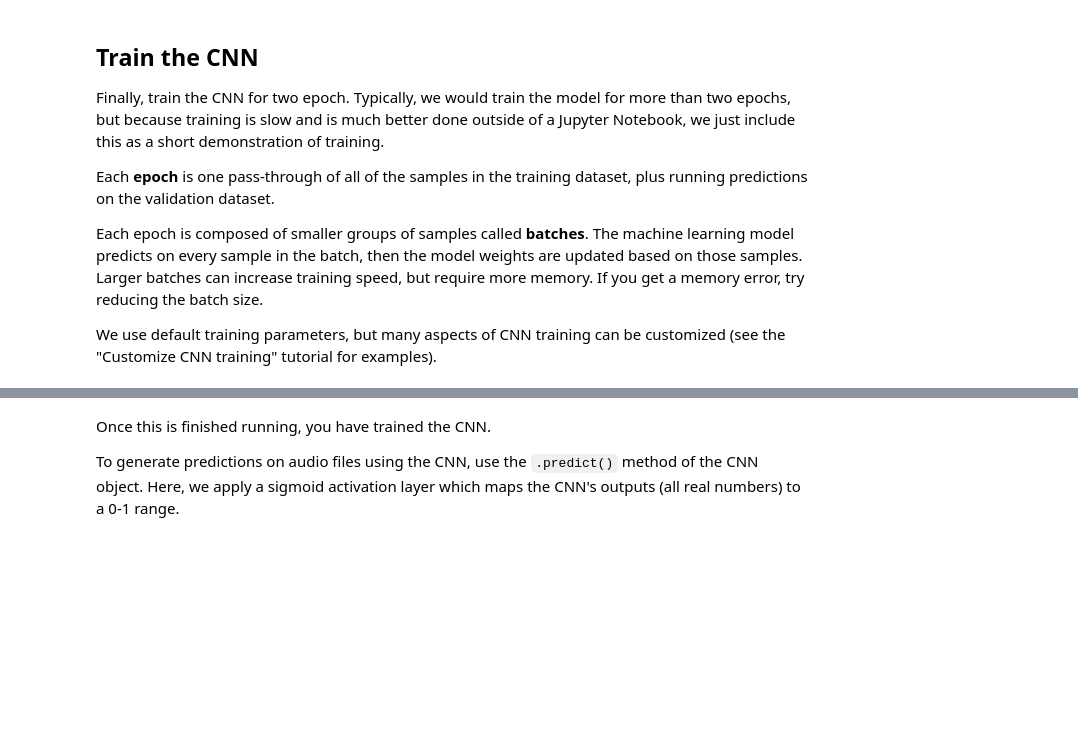
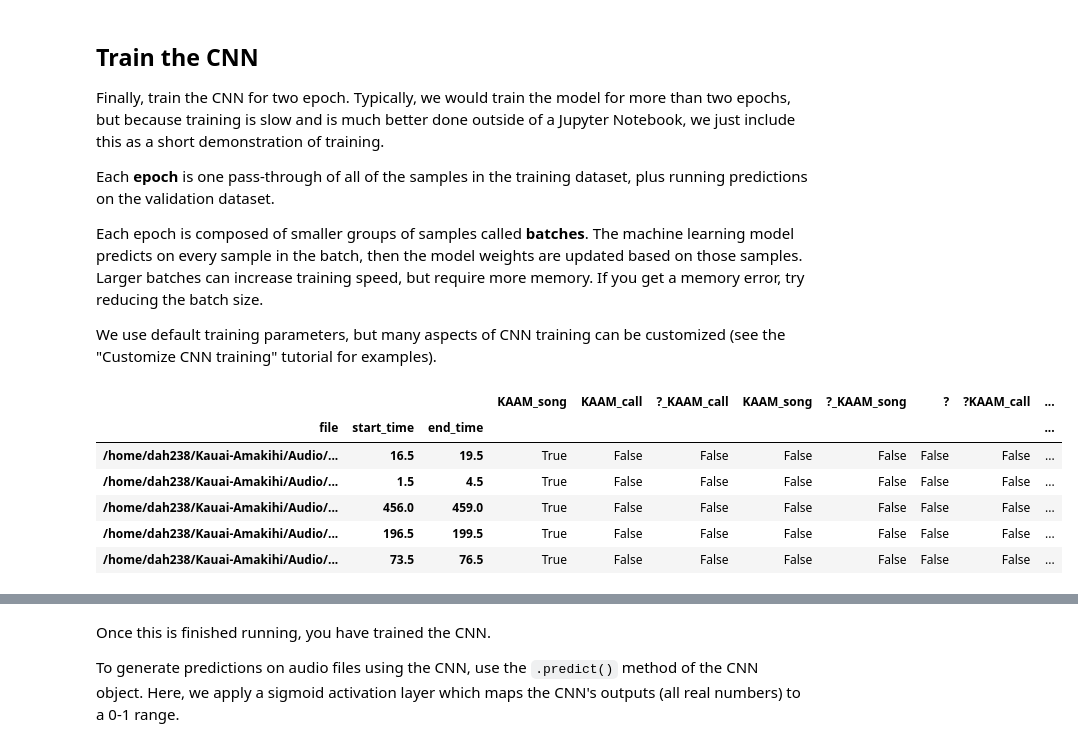
Before and after one commit to dhinds11/Kauai-Amakihi, a Jupyter notebook: train_cnn.ipynb, the cells around one changed output, grey strips where cells are left out. Cells and saved outputs as stored; diff of their text form; code cells hidden in the pictures; blank space fills up the shorter version.

```diff
--- a/train_cnn.ipynb
+++ b/train_cnn.ipynb
@@ -157,0 +104,16 @@ NameError: name 'clip_labels' is not defined
+# %%
+
+%%capture
+# Parameters to use for label creation
+clip_duration = 3
+clip_overlap = 1.5
+min_label_overlap = 0.25
+species_of_interest = ["KAAM"]
+
+# Create dataframe of one-hot labels
+clip_labels = annotationsfull.clip_labels(
+    clip_duration = clip_duration,
+    clip_overlap = clip_overlap,
+    min_label_overlap = min_label_overlap,
+    # class_subset = species_of_interest # You can comment this line out if you want to include all species.
+)
@@ -158,3 +132,6 @@ NameError: name 'clip_labels' is not defined
 # %%
-clip_labels = pd.read_csv("Annotations/lablesMacaulayKAAM3sec.csv",index_col=[0,1,2])[["KAAM_song"]]
-clip_labels
+# clip_labels = pd.read_csv("Annotations/lables_3sec_experiment1.csv",index_col=[0,1,2])[["KAAM_song"]]
+# clip_labels = clip_labels.reset_index()
+# clip_labels["file"]=clip_labels["file"].str.replace(" (GIT)","")
+# clip_labels = clip_labels.set_index(["file","start_time","end_time"])
+# clip_labels
@@ -339,2 +302,12 @@ checkpoint_folder = Path("sam guided exp 1/checkpoints")
 checkpoint_folder.mkdir(exist_ok=True)
 #CHANGE CHECKPOINT FOLDER PATH
+# %%
+balanced_train_df.head()
+# %% [output]
+|  |  |  | KAAM_song | KAAM_call | ?_KAAM_call | KAAM_song | ?_KAAM_song | ? | ?KAAM_call | ... |
+| file | start_time | end_time |  |  |  |  |  |  |  | ... |
+| /home/dah238/Kauai-Amakihi/Audio/... | 16.5 | 19.5 | True | False | False | False | False | False | False | ... |
+| /home/dah238/Kauai-Amakihi/Audio/... | 1.5 | 4.5 | True | False | False | False | False | False | False | ... |
+| /home/dah238/Kauai-Amakihi/Audio/... | 456.0 | 459.0 | True | False | False | False | False | False | False | ... |
+| /home/dah238/Kauai-Amakihi/Audio/... | 196.5 | 199.5 | True | False | False | False | False | False | False | ... |
+| /home/dah238/Kauai-Amakihi/Audio/... | 73.5 | 76.5 | True | False | False | False | False | False | False | ... |
```
Also changed, not shown: parts of 33 cells of this notebook, 8 other files.
